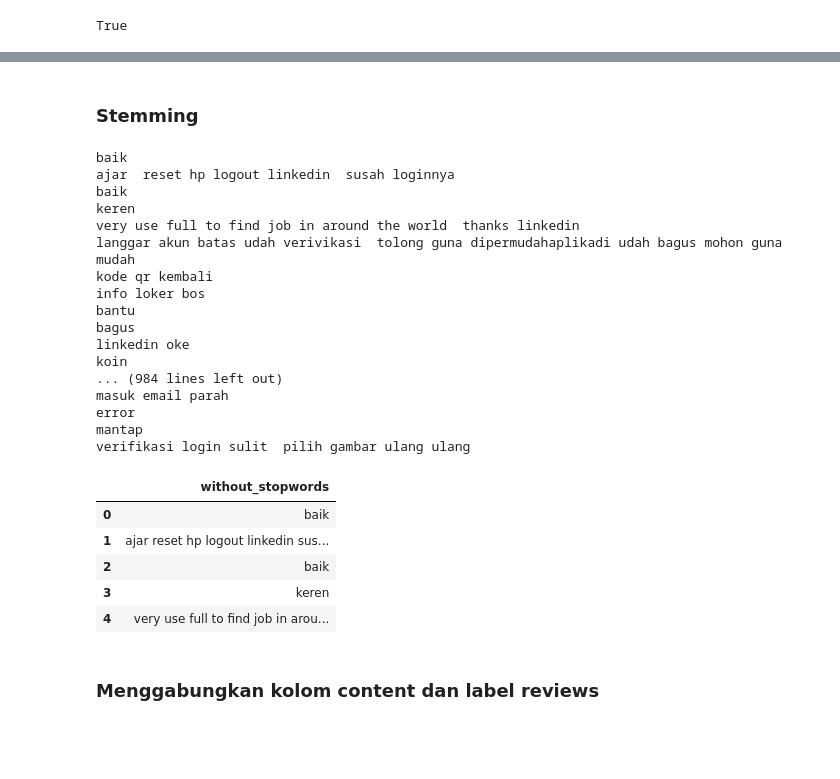
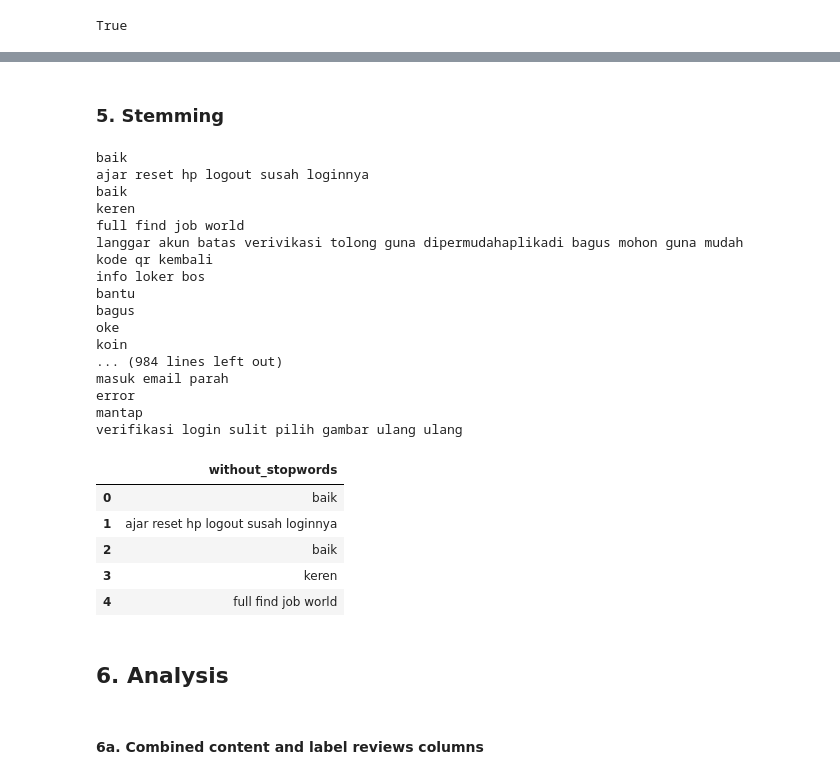
Before and after one commit to ghaisanr/Portofolio, a Jupyter notebook: preprocessing_data.ipynb, the cells around one changed output, grey strips where cells are left out. Drawn from its saved outputs; the diff is of its cells as text; code cells hidden in the pictures; blank space fills up the shorter version.

Commit message:
update preprocessing data

```diff
--- a/preprocessing_data.ipynb
+++ b/preprocessing_data.ipynb
@@ -69,0 +105,6 @@ data_linkedin2.head()
+# %%
+import string
+# remove punctuation in content
+
+remove_punc = remove_num.str.translate(str.maketrans("", "", string.punctuation))
+remove_punc.head()
@@ -69,0 +118,4 @@ data_linkedin2.head()
+# %%
+# remove whitespace
+remove_ws = remove_punc.str.strip()
+remove_ws.head()
@@ -74,7 +133,7 @@ data_linkedin2.head()
 def word_tokenize_wrapper(text):
     return word_tokenize(text)
 
-data_linkedin2['tokenized'] = data_linkedin2['content'].apply(word_tokenize_wrapper)
+data_linkedin2['tokenized'] = remove_ws.apply(word_tokenize_wrapper)
 print("tokenizing result: ")
 print(data_linkedin2['tokenized'].head())
 # %% [output]
@@ -98,12 +157,13 @@ nltk.download("stopwords")
 True
 # %%
 # Get stopword
-list_stopwords = stopwords.words('indonesian')
+list_stopwords = stopwords.words()
 
 # Additional stopword
 list_stopwords.extend(['yg', 'dgn', 'dr', 'di', 'dari', 'ke', 'gw', 'gue', 'jadi', 'nya', 'apk', 'sih', 'yang',
                        'dan', 'atau', 'juga', 'utk', 'untuk', 'aja', 'karena', 'tetapi', 'ini', 'gua', 'saya',
-                       'ya', 'yah', 'aku', 'nih', 'tuh', 'klo', 'kalo', 'kalau'])
+                       'ya', 'yah', 'aku', 'nih', 'tuh', 'klo', 'kalo', 'kalau', 'go', 'you', 'i', 'udh', 'sudah', 'sdh',
+                       'udah', 'gak', 'ga', 'gk', 'tidak', 'tdk', 'nan', 'aplikasi', 'linkedin', 'linkedIn'])
 list_stopwords = set(list_stopwords)
 
 # Remove stopword in the list tokenizing
@@ -121,6 +181,6 @@ print(data_linkedin2['without_stopwords'].head())
 Name: without_stopwords, dtype: object
 # %% [markdown]
-### Stemming
+### 5. Stemming
 # %%
 from Sastrawi.Stemmer.StemmerFactory import StemmerFactory
 def stemming(content):
@@ -128,42 +188,45 @@ def stemming(content):
     stemmer = factory.create_stemmer()
     var = []
     for x in content:
         st = stemmer.stem(x)
         var.append(st)
     data_clean = []
     data_clean = " ".join(var)
     print(data_clean)
     return data_clean
 
 stemming_result = data_linkedin2['without_stopwords'].apply(stemming)
+stemming_result.head()
 
 stemming_result.to_csv('data bersih.csv', index=False)
 data_clean = pd.read_csv('data bersih.csv', encoding='latin1')
 data_clean.head()
 # %% [output]
 baik
-ajar  reset hp logout linkedin  susah loginnya
+ajar reset hp logout susah loginnya
 baik
 keren
-very use full to find job in around the world  thanks linkedin
-langgar akun batas udah verivikasi  tolong guna dipermudahaplikadi udah bagus mohon guna mudah
+full find job world
+langgar akun batas verivikasi tolong guna dipermudahaplikadi bagus mohon guna mudah
 kode qr kembali
 info loker bos
 bantu
 bagus
-linkedin oke
+oke
 koin
 ... (984 lines left out)
 masuk email parah
 error
 mantap
-verifikasi login sulit  pilih gambar ulang ulang
+verifikasi login sulit pilih gambar ulang ulang
 |  | without_stopwords |
 | 0 | baik |
-| 1 | ajar reset hp logout linkedin sus... |
+| 1 | ajar reset hp logout susah loginnya |
 | 2 | baik |
 | 3 | keren |
-| 4 | very use full to find job in arou... |
+| 4 | full find job world |
+# %% [markdown]
+## 6. Analysis
 # %% [markdown]
-### Menggabungkan kolom content dan label reviews
+#### 6a. Combined content and label reviews columns
 # %%
```
Also changed, not shown: parts of 34 cells of this notebook, 1 other file.
